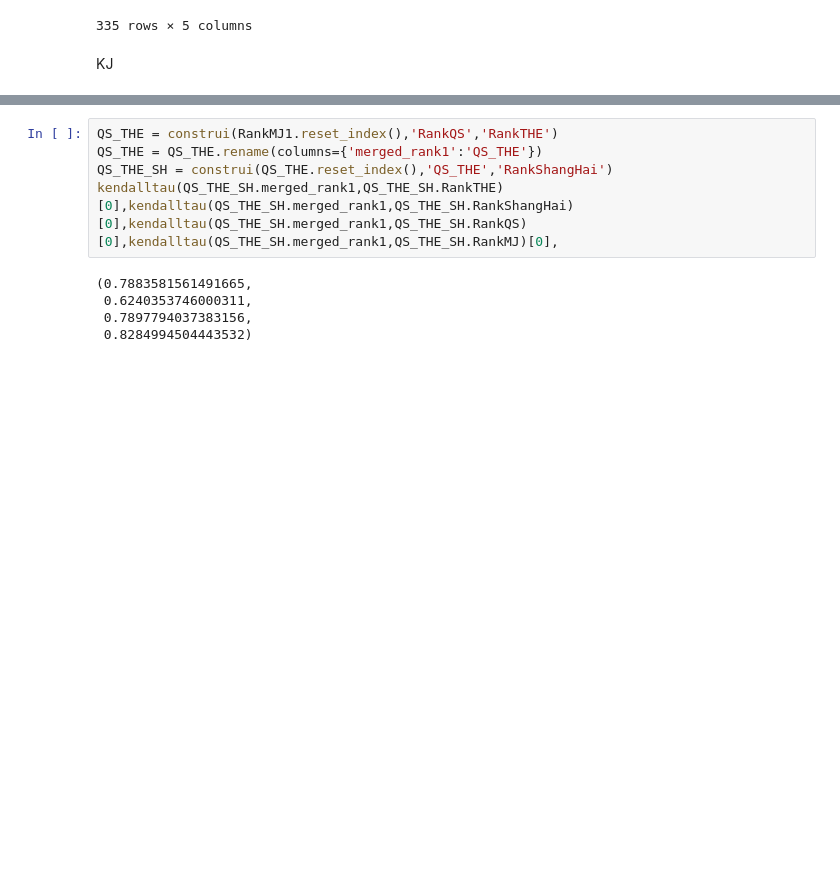
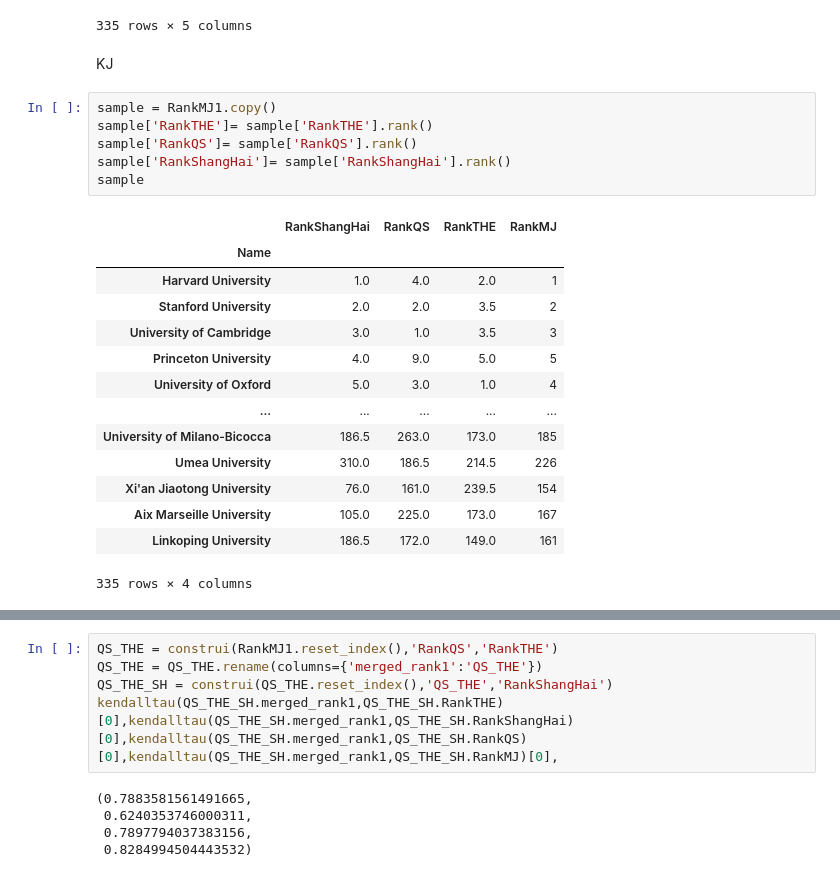
Before and after one commit to Menamot/ISCF, a Jupyter notebook: test.ipynb, the cells around one changed output, grey strips where cells are left out. Drawn from its saved outputs; the diff is of its cells as text; blank space fills up the shorter version.

```diff
--- a/test.ipynb
+++ b/test.ipynb
@@ -285,4 +287,25 @@ RankMJ2
 335 rows × 5 columns
 # %% [markdown]
 KJ
+# %%
+sample = RankMJ1.copy()
+sample['RankTHE']= sample['RankTHE'].rank()
+sample['RankQS']= sample['RankQS'].rank()
+sample['RankShangHai']= sample['RankShangHai'].rank()
+sample
+# %% [output]
+|  | RankShangHai | RankQS | RankTHE | RankMJ |
+| Name |  |  |  |  |
+| Harvard University | 1.0 | 4.0 | 2.0 | 1 |
+| Stanford University | 2.0 | 2.0 | 3.5 | 2 |
+| University of Cambridge | 3.0 | 1.0 | 3.5 | 3 |
+| Princeton University | 4.0 | 9.0 | 5.0 | 5 |
+| University of Oxford | 5.0 | 3.0 | 1.0 | 4 |
+| ... | ... | ... | ... | ... |
+| University of Milano-Bicocca | 186.5 | 263.0 | 173.0 | 185 |
+| Umea University | 310.0 | 186.5 | 214.5 | 226 |
+| Xi'an Jiaotong University | 76.0 | 161.0 | 239.5 | 154 |
+| Aix Marseille University | 105.0 | 225.0 | 173.0 | 167 |
+| Linkoping University | 186.5 | 172.0 | 149.0 | 161 |
+335 rows × 4 columns
 # %%
```
Also changed, not shown: parts of 5 cells of this notebook.
